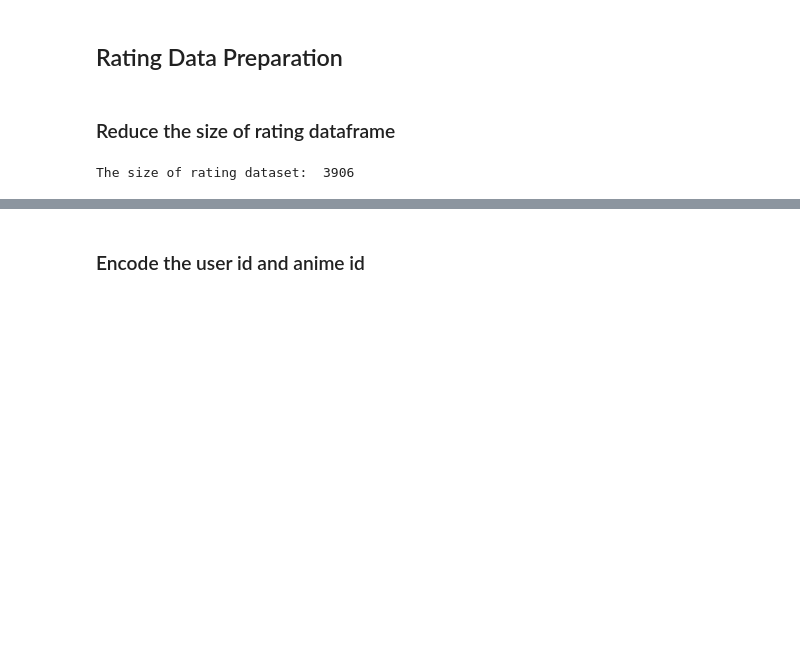
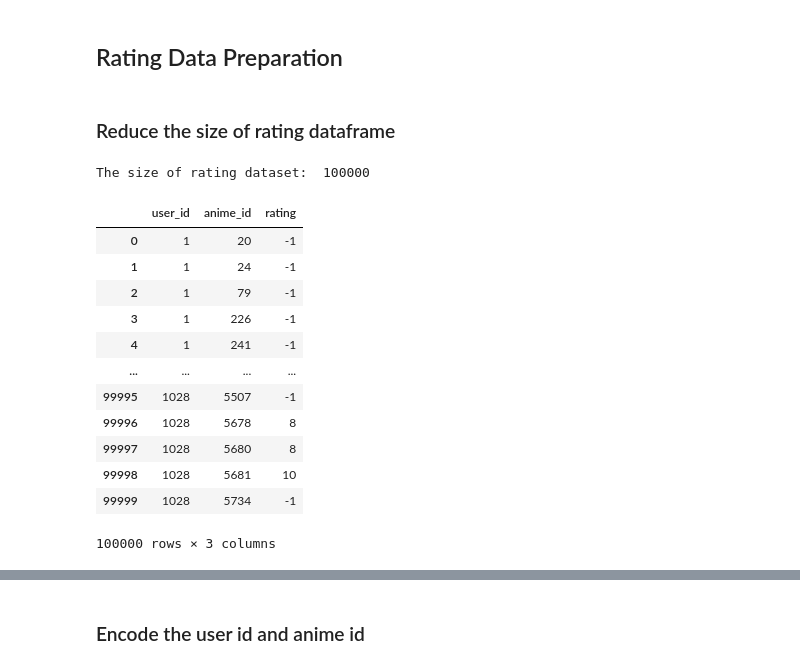
Before and after one commit to AxelSeanCP/Anime-Recommender-System, a Jupyter notebook: anime_recommender_system.ipynb, the cells around one changed output, grey strips where cells are left out. Drawn from its saved outputs; the diff is of its cells as text; code cells hidden in the pictures; blank space fills up the shorter version.

```diff
--- a/anime_recommender_system.ipynb
+++ b/anime_recommender_system.ipynb
@@ -273,14 +273,25 @@ See the caveats in the documentation: https://pandas.pydata.org/pandas-docs/stab
 ## Rating Data Preparation
 # %% [markdown]
 ### Reduce the size of rating dataframe
-# %%
-sample_size = int(len(rating) * 0.0005) # reduce the dataset into 0.05% of the original dataset size
-
-rating = rating.sample(n=sample_size, random_state=69)
-
-print("The size of rating dataset: ", len(rating))
-# %% [output]
-The size of rating dataset:  3906
+# %%
+rating = rating[:100000]
+print("The size of rating dataset: ", len(rating))
+rating
+# %% [output]
+The size of rating dataset:  100000
+|  | user_id | anime_id | rating |
+| 0 | 1 | 20 | -1 |
+| 1 | 1 | 24 | -1 |
+| 2 | 1 | 79 | -1 |
+| 3 | 1 | 226 | -1 |
+| 4 | 1 | 241 | -1 |
+| ... | ... | ... | ... |
+| 99995 | 1028 | 5507 | -1 |
+| 99996 | 1028 | 5678 | 8 |
+| 99997 | 1028 | 5680 | 8 |
+| 99998 | 1028 | 5681 | 10 |
+| 99999 | 1028 | 5734 | -1 |
+100000 rows × 3 columns
 # %%
 num_users = len(rating.user_id.unique())
 num_anime = len(rating.anime_id.unique())
```
Also changed, not shown: parts of 13 cells of this notebook, 4 other files.
